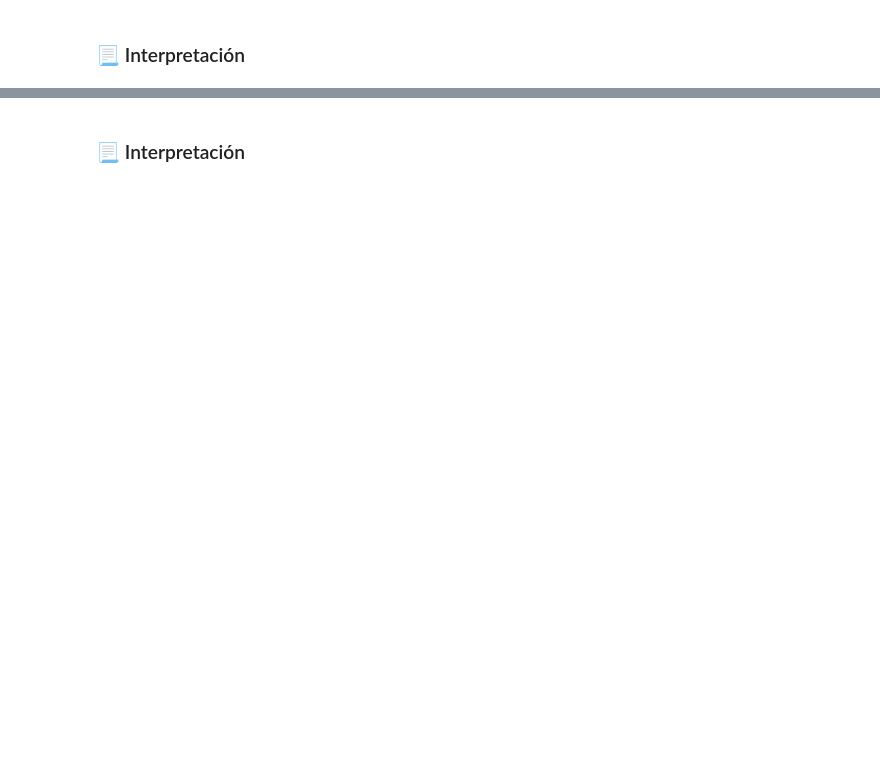
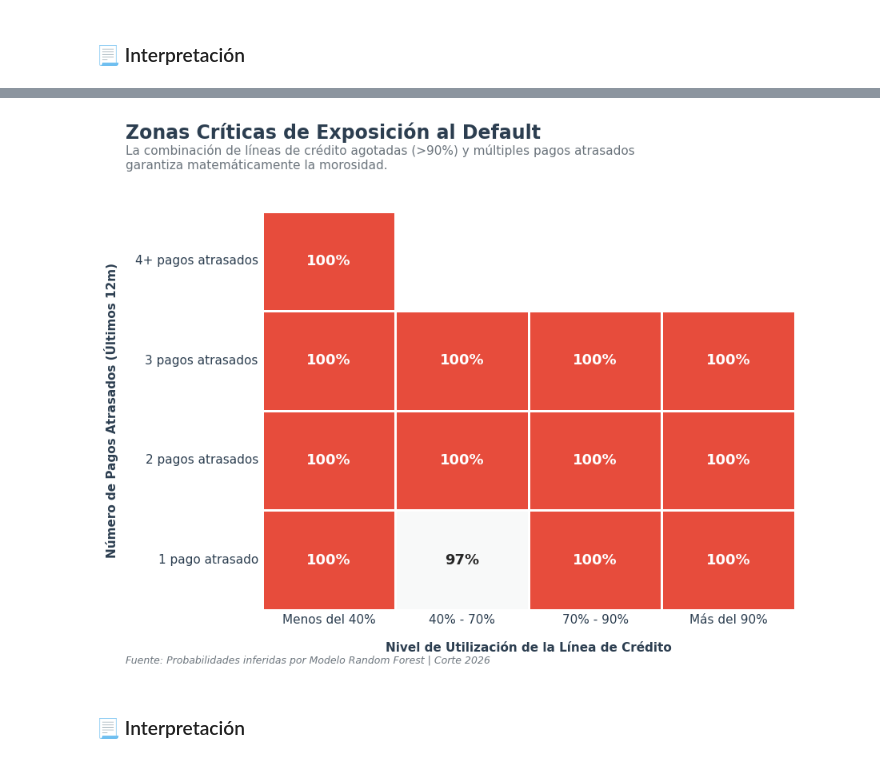
Before and after one commit to RamRider89/aplicaciones-ciencia-datos, a Jupyter notebook: actividades/evidencia-2/Evidencia_2_Carlos_Duarte.ipynb, the cells around one changed output, grey strips where cells are left out. Drawn from its saved outputs; the diff is of its cells as text; code cells hidden in the pictures; blank space fills up the shorter version.

```diff
--- a/actividades/evidencia-2/Evidencia_2_Carlos_Duarte.ipynb
+++ b/actividades/evidencia-2/Evidencia_2_Carlos_Duarte.ipynb
@@ -288,2 +1102,92 @@ plt.show()
+# %%
+# ------------------------------------------------------------------------------
+# Mapa de Riesgo Mejorado
+# ------------------------------------------------------------------------------
+plt.figure(figsize=(9, 6.5))
+
+# Preparación de datos
+df_viz_predicciones['Rango_Utilizacion'] = pd.cut(
+    df_viz_predicciones['porcentaje_utilizacion'],
+    bins=[0, 0.4, 0.7, 0.9, float('inf')],
+    labels=['Menos del 40%', '40% - 70%', '70% - 90%', 'Más del 90%']
+)
+
+# ---------------------------------------------------------
+# formato de decimales a etiquetas legibles
+def etiquetar_atrasos(val):
+    #val_int = int(round(val))
+    if val == 0:
+        return "Sin Atrasos"
+    elif val <= 1 and val > 0:
+        return "1 pago atrasado"
+    elif val <= 2 and val > 1:
+        return "2 pagos atrasados"
+    elif val <= 3 and val > 2:
+        return "3 pagos atrasados"
+    elif val >= 4:
+        return "4+ pagos atrasados" # grupos extremos
+
+# nueva columna de etiquetas
+df_viz_predicciones['Etiqueta_Atrasos'] = df_viz_predicciones['pagos_atrasados_12m'].apply(etiquetar_atrasos)
+
+# pivot table
+pivot_riesgo = df_viz_predicciones.pivot_table(
+    values='prediccion_default',
+    index='Etiqueta_Atrasos',
+    columns='Rango_Utilizacion',
+    aggfunc='mean'
+)
+
+# índice de atrasos
+#pivot_riesgo = pivot_riesgo.sort_index(ascending=False)
+# orden lógico del índice
+orden_y = ["4+ pagos atrasados", "3 pagos atrasados", "2 pagos atrasados", "1 pago atrasado", "Sin Atrasos"]
+# filtro de indices
+orden_y_real = [cat for cat in orden_y if cat in pivot_riesgo.index]
+pivot_riesgo = pivot_riesgo.reindex(orden_y_real)
+
+# Títulos Narrativos
+plt.figtext(0.05, 1.02, "Zonas Críticas de Exposición al Default",
+            fontsize=17, fontweight='bold', color=COLOR_TEXTO, ha='left')
+
+plt.figtext(0.05, 0.96, "La combinación de líneas de crédito agotadas (>90%) y múltiples pagos atrasados \n"
+                        "garantiza matemáticamente la morosidad.",
+            fontsize=11, color=_color_gray, ha='left')
+
+# Mapa de Calor
+cmap_ejecutivo = sns.blend_palette(['#F8F9F9', COLOR_RIESGO], as_cmap=True)
+
+ax = sns.heatmap(
+    pivot_riesgo,
+    annot=True,
+    fmt=".0%",
+    cmap=cmap_ejecutivo,
+    cbar=False,
+    annot_kws={"size": 13, "weight": "bold"},
+    linewidths=2,
+    linecolor='white'
+)
+
+
+# Formateo de Ejes
+plt.xlabel('Nivel de Utilización de la Línea de Crédito', fontweight='bold', fontsize=11, labelpad=15, color=COLOR_TEXTO)
+plt.ylabel('Número de Pagos Atrasados (Últimos 12m)', fontweight='bold', fontsize=11, labelpad=15, color=COLOR_TEXTO)
+
+# Limpieza
+ax.tick_params(axis='both', which='both', length=0)
+plt.xticks(fontsize=11, color=COLOR_TEXTO)
+plt.yticks(fontsize=11, color=COLOR_TEXTO, rotation=0)
+
+# Nota al pie
+plt.figtext(0.05, 0.01, "Fuente: Probabilidades inferidas por Modelo Random Forest | Corte 2026",
+            fontsize=9, color=_color_gray, fontstyle='italic')
+
+plt.tight_layout()
+# margenes
+plt.subplots_adjust(top=0.88)
+plt.savefig("figs/4-mapa-calor-riesgo.png", bbox_inches='tight', dpi=300)
+plt.show()
+# %% [output]
+[figure, added]
 # %% [markdown]
 ### 📃 Interpretación
```
Also changed, not shown: parts of 123 cells of this notebook, 7 other files.
